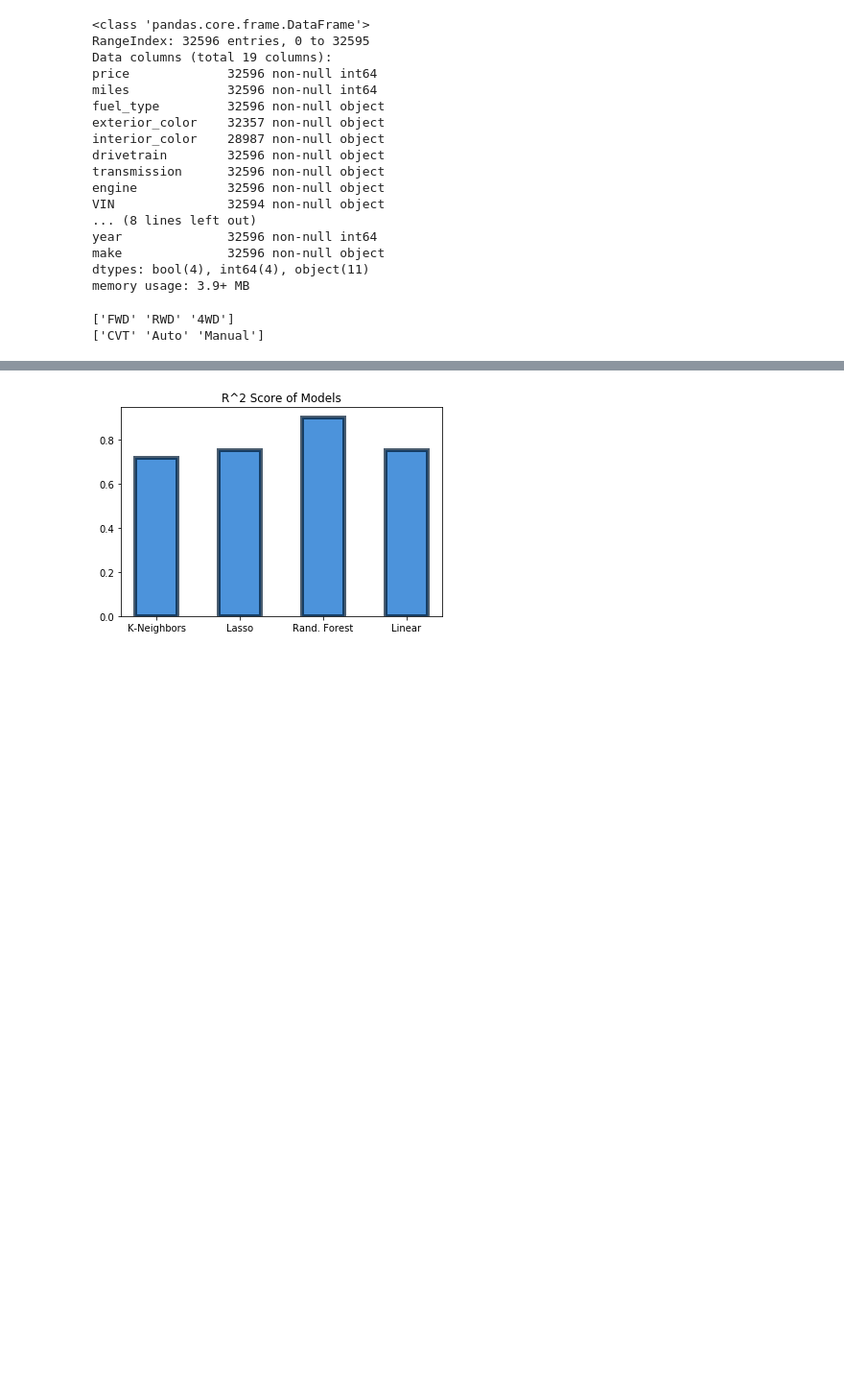
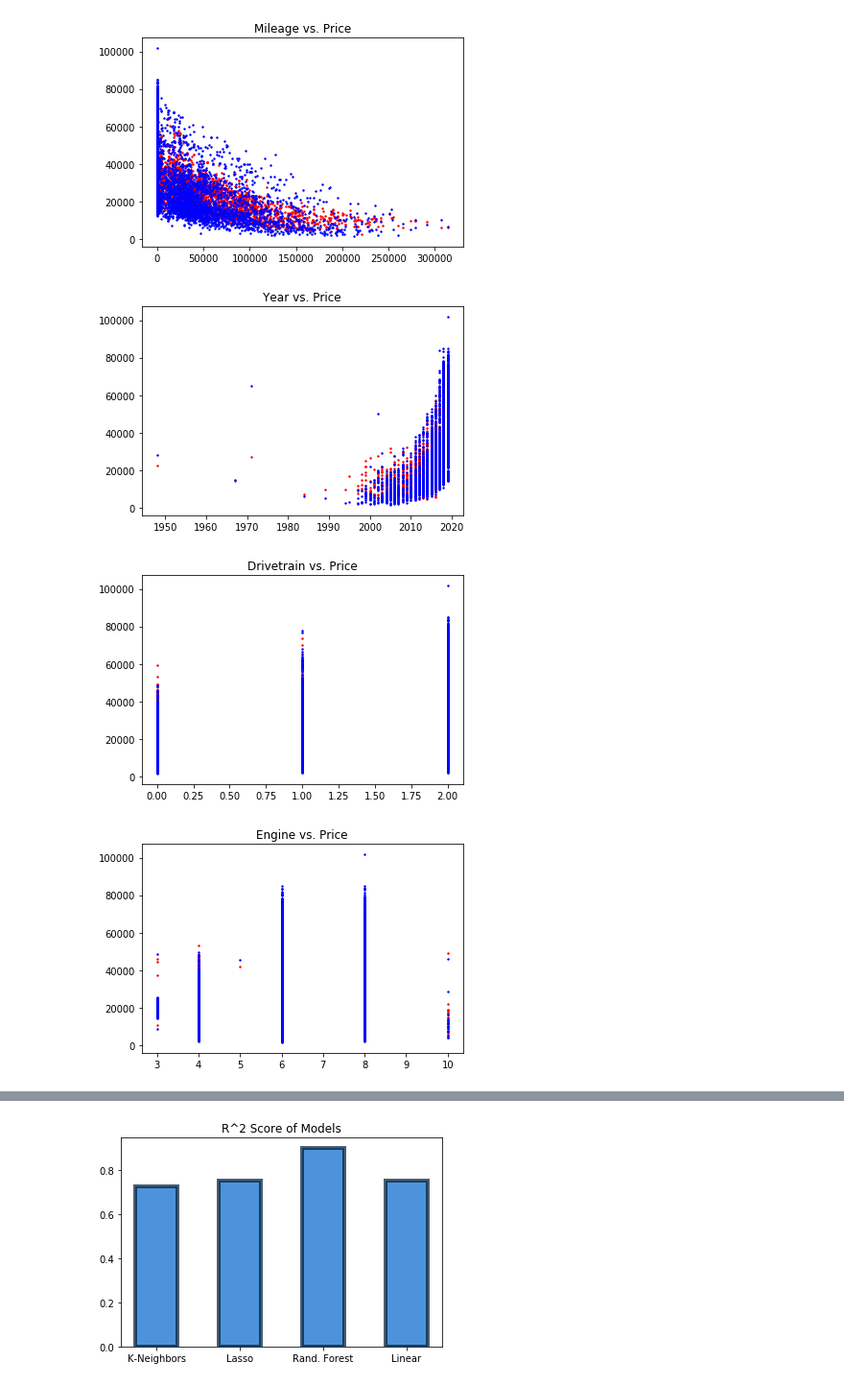
Before and after one commit to JosephNaberhaus/Ford-Cars-In-Iowa-Data-Science, a Jupyter notebook: PriceModel.ipynb, the cells around one changed output, grey strips where cells are left out. Shown at 96% size. Cells and saved outputs as stored; diff of their text form; code cells hidden in the pictures; blank space fills up the shorter version.

```diff
--- a/PriceModel.ipynb
+++ b/PriceModel.ipynb
@@ -16,30 +17,9 @@ import matplotlib.pyplot as plt
 # %%
 df = pd.read_csv("carDataClean.csv")
-df.info()
+#df.info()
-# %% [output]
-<class 'pandas.core.frame.DataFrame'>
-RangeIndex: 32596 entries, 0 to 32595
-Data columns (total 19 columns):
-price             32596 non-null int64
-miles             32596 non-null int64
-fuel_type         32596 non-null object
-exterior_color    32357 non-null object
-interior_color    28987 non-null object
-drivetrain        32596 non-null object
-transmission      32596 non-null object
-engine            32596 non-null object
-VIN               32594 non-null object
-... (8 lines left out)
-year              32596 non-null int64
-make              32596 non-null object
-dtypes: bool(4), int64(4), object(11)
-memory usage: 3.9+ MB
 # %%
-print(df['drivetrain'].unique())
-print(df['transmission'].unique())
+#print(df['drivetrain'].unique())
+#print(df['transmission'].unique())
-# %% [output]
-['FWD' 'RWD' '4WD']
-['CVT' 'Auto' 'Manual']
 # %%
 # Convert catagorial data into number
 drivetrain_map = {'FWD' : 0, 'RWD' : 1, '4WD' : 2}
@@ -86,15 +66,48 @@ X_Train, X_Test, Y_Train, Y_Test = train_test_split(X, Y, test_size=0.2)
 # %%
 # K-Neighbors Regresssion
 
 kneighbors_reg = KNeighborsRegressor().fit(X_Train, Y_Train)
+
+# Produce predictions using model
+kneighbors_predict = kneighbors_reg.predict(X_Test)
 
 # Find the scores of the regression
 kneighbors_r2_score = kneighbors_reg.score(X_Test, Y_Test)
 kneighbors_ma_error = model_selection.cross_val_score(kneighbors_reg, X_Test, Y_Test, scoring='neg_mean_absolute_error')
 kneighbors_ms_error = model_selection.cross_val_score(kneighbors_reg, X_Test, Y_Test, scoring='neg_mean_squared_error')
 
+# Graph predictions vs. actual
+kneighbors_df = X_Test.copy()
+kneighbors_df['model_price'] = kneighbors_predict
+kneighbors_df['actual_price'] = df['price']
+plt.title("Mileage vs. Price")
+plt.scatter(kneighbors_df['miles'], kneighbors_df['model_price'], s=2, c='red')
+plt.scatter(kneighbors_df['miles'], kneighbors_df['actual_price'], s=2, c='blue')
+plt.show()
+plt.title("Year vs. Price")
+plt.scatter(kneighbors_df['year'], kneighbors_df['model_price'], s=2, c='red')
+plt.scatter(kneighbors_df['year'], kneighbors_df['actual_price'], s=2, c='blue')
+plt.show()
+plt.title("Drivetrain vs. Price")
+plt.scatter(kneighbors_df['drivetrain'], kneighbors_df['model_price'], s=2, c='red')
+plt.scatter(kneighbors_df['drivetrain'], kneighbors_df['actual_price'], s=2, c='blue')
+plt.show()
+plt.title("Engine vs. Price")
+plt.scatter(kneighbors_df['engine'], kneighbors_df['model_price'], s=2, c='red')
+plt.scatter(kneighbors_df['engine'], kneighbors_df['actual_price'], s=2, c='blue')
+plt.show()
+
+# Perform statsmodel
+kneighbors_df['intercept'] = 1
+res = sm.OLS(Y, X).fit()
+print(res.summary())
+
 print('KNeighbors regression: R^2 Score: ' + str(kneighbors_r2_score))
 print('KNeighbors regression: Mean Absolute Error: ' + str(kneighbors_ma_error.mean()))
 print('KNeighbors regression: Mean Squared Error: ' + str(kneighbors_ms_error.mean()))
 print('KNeighbors regression: Root Mean Squared Error: ' + str(math.sqrt(abs(kneighbors_ms_error.mean()))))
 # %% [output]
+[figure, added]
+[figure, added]
+[figure, added]
+[figure, added]
```
Also changed, not shown: parts of 9 cells of this notebook, 1 other file.
